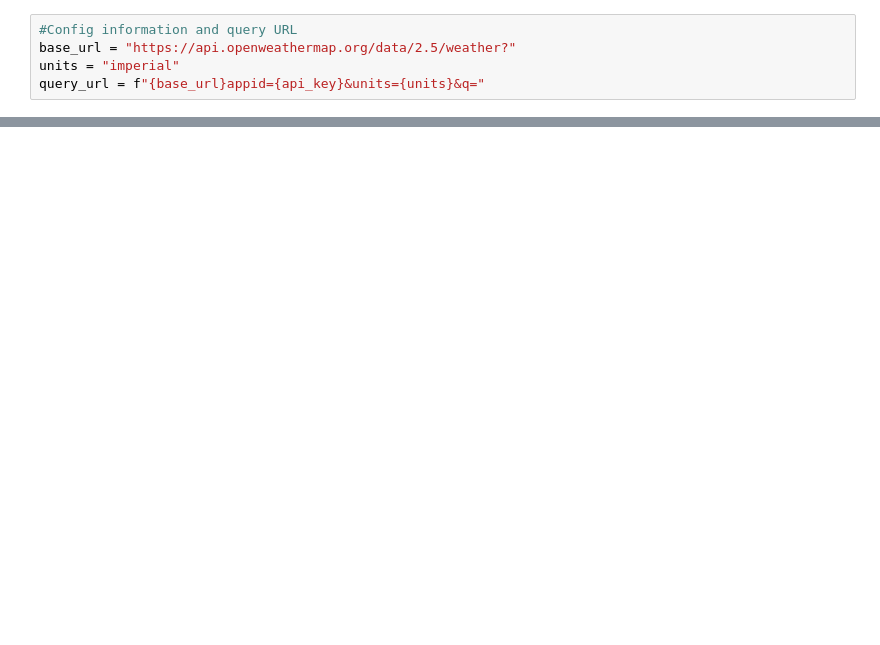
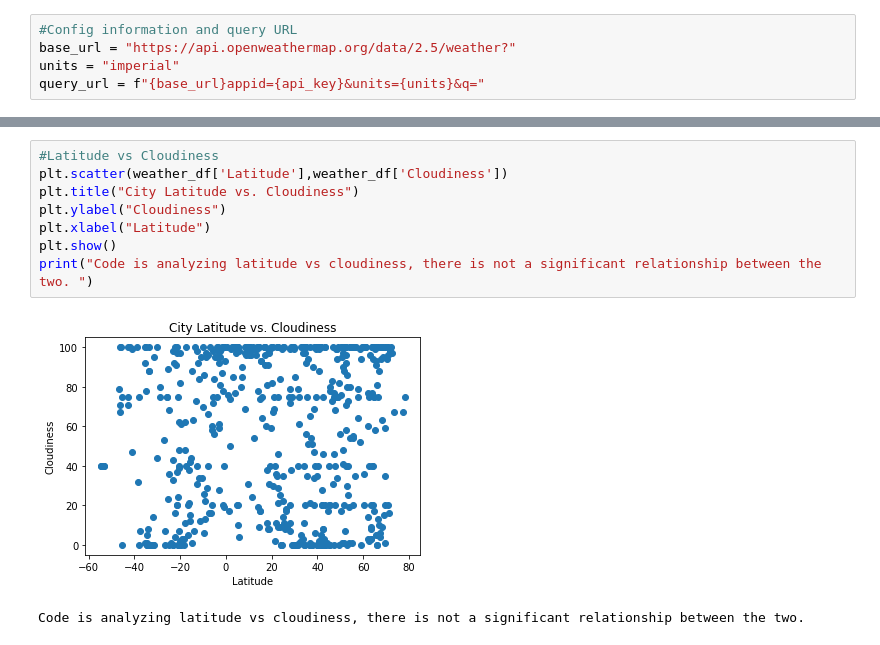
Before and after one commit to ericjbutton/python-api-challenge, a Jupyter notebook: WeatherPy/WeatherPy.ipynb, the cells around one changed output, grey strips where cells are left out. Cells and saved outputs as stored; diff of their text form; blank space fills up the shorter version.

```diff
--- a/WeatherPy/WeatherPy.ipynb
+++ b/WeatherPy/WeatherPy.ipynb
@@ -87,0 +137,11 @@ temp
+# %%
+#Latitude vs Cloudiness
+plt.scatter(weather_df['Latitude'],weather_df['Cloudiness'])
+plt.title("City Latitude vs. Cloudiness")
+plt.ylabel("Cloudiness")
+plt.xlabel("Latitude")
+plt.show()
+print("Code is analyzing latitude vs cloudiness, there is not a significant relationship between the two. ")
+# %% [output]
+[figure, added]
+Code is analyzing latitude vs cloudiness, there is not a significant relationship between the two.
```
Also changed, not shown: parts of 8 cells of this notebook.
